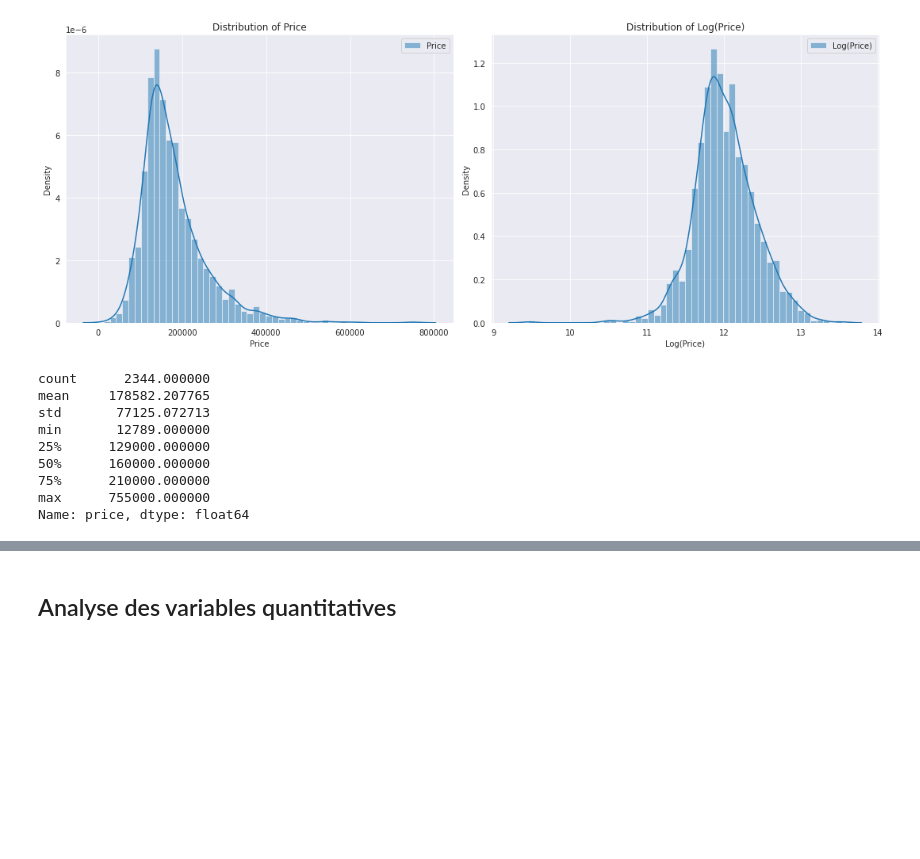
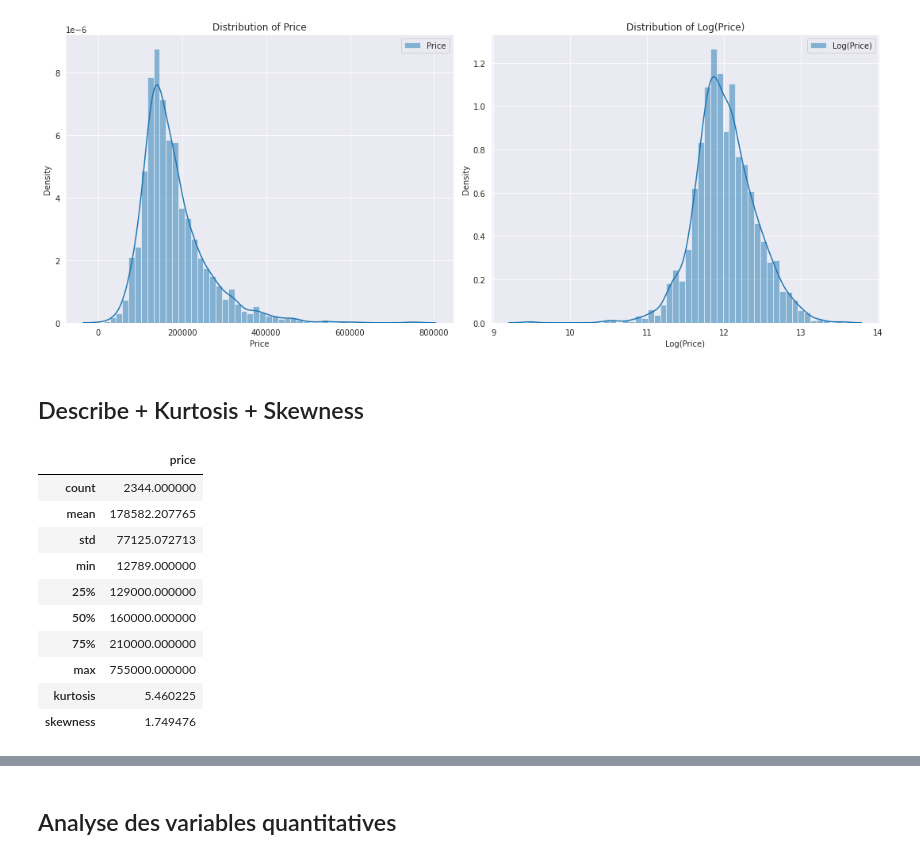
Before and after one commit to emaddar/E2_P3, a Jupyter notebook: analyse_model/analysis.ipynb, the cells around one changed output, grey strips where cells are left out. Cells and saved outputs as stored; diff of their text form; code cells hidden in the pictures; blank space fills up the shorter version.

```diff
--- a/analyse_model/analysis.ipynb
+++ b/analyse_model/analysis.ipynb
@@ -187,30 +188,20 @@ https://gist.github.com/mwaskom/de44147ed2974457ad6372750bbe5751
 
   sns.distplot(prices['log(price)'], ax=axes[1], label='Log(Price)', hist_kws={'alpha': 0.5})
 [figure]
-# %%
-def extended_describe(column_data):
-    # Calculate kurtosis and skewness
-    kurt = kurtosis(column_data)
-    skewness = skew(column_data)
-
-    # Create a DataFrame with the additional statistics
-    stats = column_data.describe().to_frame()
-    stats = stats.append(pd.Series({'kurtosis': kurt, 'skewness': skewness}), ignore_index=True)
-
-    # Add the kurtosis and skewness to the index
-    stats.index = stats.index.tolist()[:-1] + ['kurtosis', 'skewness']
-
-    return stats
-# %%
-prices['price'].describe()
-# %% [output]
-count      2344.000000
-mean     178582.207765
-std       77125.072713
-min       12789.000000
-25%      129000.000000
-50%      160000.000000
-75%      210000.000000
-max      755000.000000
-Name: price, dtype: float64
+# %% [markdown]
+## Describe + Kurtosis + Skewness
+# %%
+extended_describe(prices['price'])
+# %% [output]
+|  | price |
+| count | 2344.000000 |
+| mean | 178582.207765 |
+| std | 77125.072713 |
+| min | 12789.000000 |
+| 25% | 129000.000000 |
+| 50% | 160000.000000 |
+| 75% | 210000.000000 |
+| max | 755000.000000 |
+| kurtosis | 5.460225 |
+| skewness | 1.749476 |
 # %%
```
Also changed, not shown: parts of 11 cells of this notebook, 1 other file.
